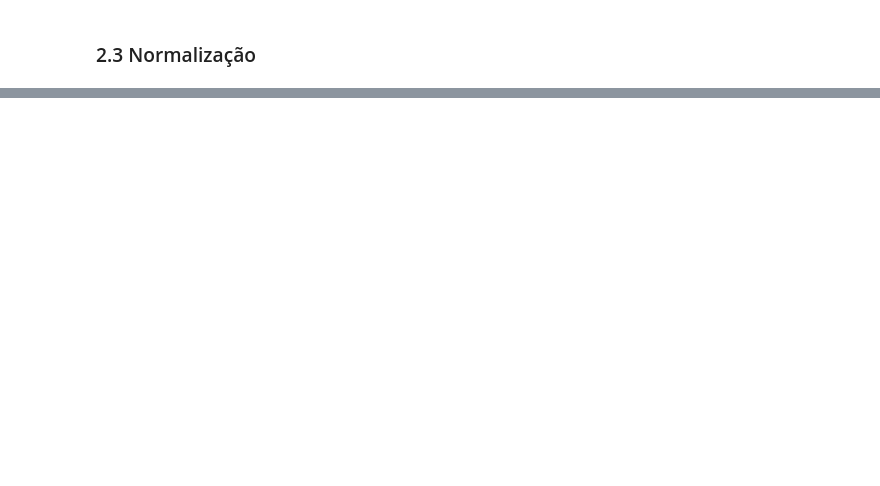
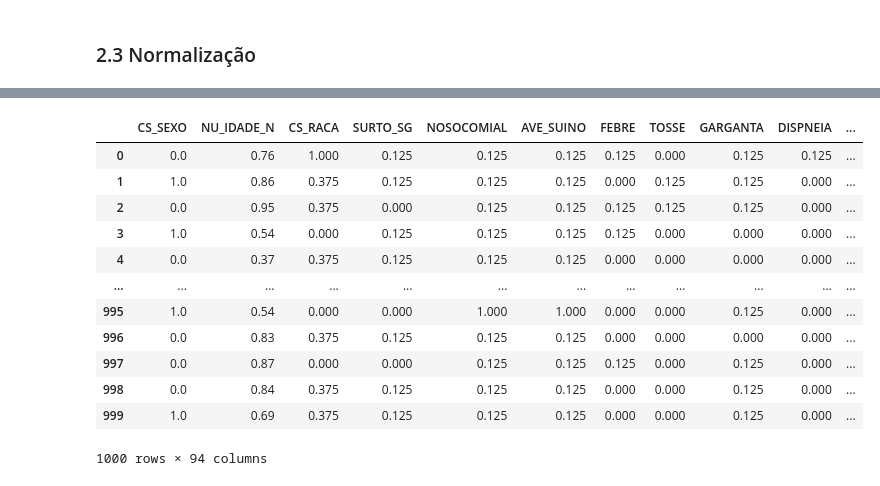
Before and after one commit to endhel/SRAG-Agrupamento-Deteccao-De-Anomalia, a Jupyter notebook: SRAG-Agrupamento-Deteccao-Anomalias.ipynb, the cells around one changed output, grey strips where cells are left out. Cells and saved outputs as stored; diff of their text form; code cells hidden in the pictures; blank space fills up the shorter version.

```diff
--- a/SRAG-Agrupamento-Deteccao-Anomalias.ipynb
+++ b/SRAG-Agrupamento-Deteccao-Anomalias.ipynb
@@ -301,0 +302,16 @@ df.head(20)
+# %%
+df
+# %% [output]
+|  | CS_SEXO | NU_IDADE_N | CS_RACA | SURTO_SG | NOSOCOMIAL | AVE_SUINO | FEBRE | TOSSE | GARGANTA | DISPNEIA | ... |
+| 0 | 0.0 | 0.76 | 1.000 | 0.125 | 0.125 | 0.125 | 0.125 | 0.000 | 0.125 | 0.125 | ... |
+| 1 | 1.0 | 0.86 | 0.375 | 0.125 | 0.125 | 0.125 | 0.000 | 0.125 | 0.125 | 0.000 | ... |
+| 2 | 0.0 | 0.95 | 0.375 | 0.000 | 0.125 | 0.125 | 0.125 | 0.125 | 0.125 | 0.000 | ... |
+| 3 | 1.0 | 0.54 | 0.000 | 0.125 | 0.125 | 0.125 | 0.125 | 0.000 | 0.000 | 0.000 | ... |
+| 4 | 0.0 | 0.37 | 0.375 | 0.125 | 0.125 | 0.125 | 0.000 | 0.000 | 0.000 | 0.000 | ... |
+| ... | ... | ... | ... | ... | ... | ... | ... | ... | ... | ... | ... |
+| 995 | 1.0 | 0.54 | 0.000 | 0.000 | 1.000 | 1.000 | 0.000 | 0.000 | 0.125 | 0.000 | ... |
+| 996 | 0.0 | 0.83 | 0.375 | 0.125 | 0.125 | 0.125 | 0.000 | 0.000 | 0.000 | 0.000 | ... |
+| 997 | 0.0 | 0.87 | 0.000 | 0.000 | 0.125 | 0.125 | 0.125 | 0.000 | 0.125 | 0.000 | ... |
+| 998 | 0.0 | 0.84 | 0.375 | 0.125 | 0.125 | 0.125 | 0.000 | 0.000 | 0.125 | 0.000 | ... |
+| 999 | 1.0 | 0.69 | 0.375 | 0.125 | 0.125 | 0.125 | 0.000 | 0.000 | 0.125 | 0.000 | ... |
+1000 rows × 94 columns
```
Also changed, not shown: parts of 4 cells of this notebook.
